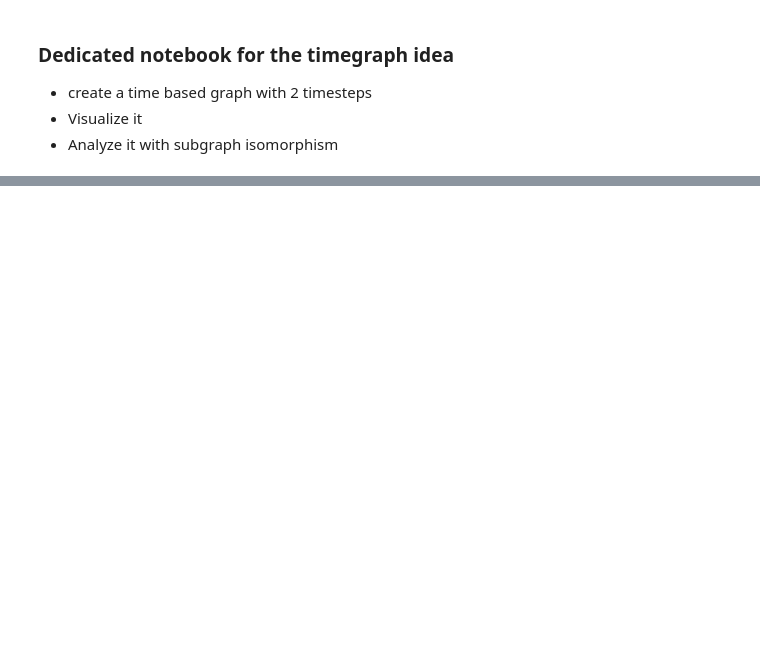
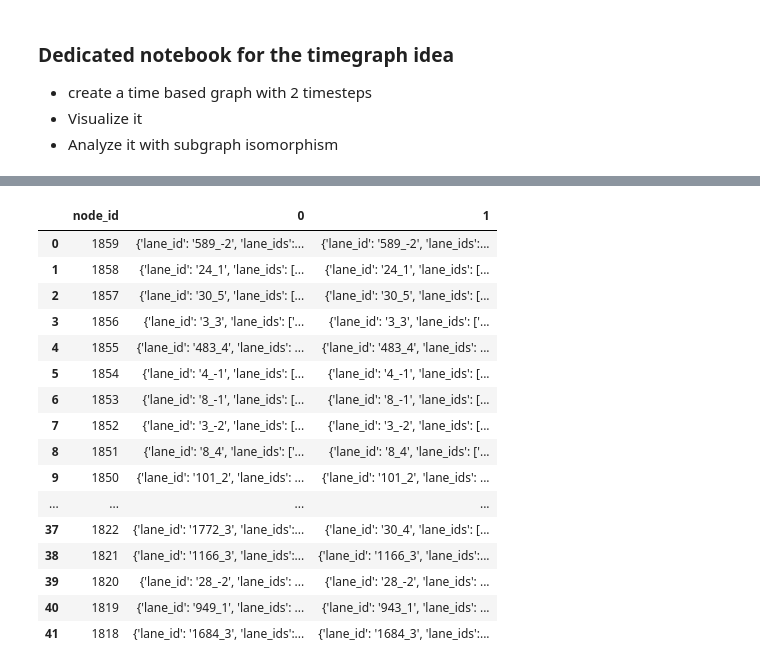
Before and after one commit to tmuehlen80/graph_coverage, a Jupyter notebook: Notebooks/carla/time_based_gaphs.ipynb, the cells around one changed output, grey strips where cells are left out. Cells and saved outputs as stored; diff of their text form; code cells hidden in the pictures; blank space fills up the shorter version.

```diff
--- a/Notebooks/carla/time_based_gaphs.ipynb
+++ b/Notebooks/carla/time_based_gaphs.ipynb
@@ -118,0 +119,20 @@ for  key in keys:
+# %%
+node_df
+# %% [output]
+|  | node_id | 0 | 1 |
+| 0 | 1859 | {'lane_id': '589_-2', 'lane_ids':... | {'lane_id': '589_-2', 'lane_ids':... |
+| 1 | 1858 | {'lane_id': '24_1', 'lane_ids': [... | {'lane_id': '24_1', 'lane_ids': [... |
+| 2 | 1857 | {'lane_id': '30_5', 'lane_ids': [... | {'lane_id': '30_5', 'lane_ids': [... |
+| 3 | 1856 | {'lane_id': '3_3', 'lane_ids': ['... | {'lane_id': '3_3', 'lane_ids': ['... |
+| 4 | 1855 | {'lane_id': '483_4', 'lane_ids': ... | {'lane_id': '483_4', 'lane_ids': ... |
+| 5 | 1854 | {'lane_id': '4_-1', 'lane_ids': [... | {'lane_id': '4_-1', 'lane_ids': [... |
+| 6 | 1853 | {'lane_id': '8_-1', 'lane_ids': [... | {'lane_id': '8_-1', 'lane_ids': [... |
+| 7 | 1852 | {'lane_id': '3_-2', 'lane_ids': [... | {'lane_id': '3_-2', 'lane_ids': [... |
+| 8 | 1851 | {'lane_id': '8_4', 'lane_ids': ['... | {'lane_id': '8_4', 'lane_ids': ['... |
+| 9 | 1850 | {'lane_id': '101_2', 'lane_ids': ... | {'lane_id': '101_2', 'lane_ids': ... |
+| ... | ... | ... | ... |
+| 37 | 1822 | {'lane_id': '1772_3', 'lane_ids':... | {'lane_id': '30_4', 'lane_ids': [... |
+| 38 | 1821 | {'lane_id': '1166_3', 'lane_ids':... | {'lane_id': '1166_3', 'lane_ids':... |
+| 39 | 1820 | {'lane_id': '28_-2', 'lane_ids': ... | {'lane_id': '28_-2', 'lane_ids': ... |
+| 40 | 1819 | {'lane_id': '949_1', 'lane_ids': ... | {'lane_id': '943_1', 'lane_ids': ... |
+| 41 | 1818 | {'lane_id': '1684_3', 'lane_ids':... | {'lane_id': '1684_3', 'lane_ids':... |
```
Also changed, not shown: parts of 11 cells of this notebook, 3 other files.
